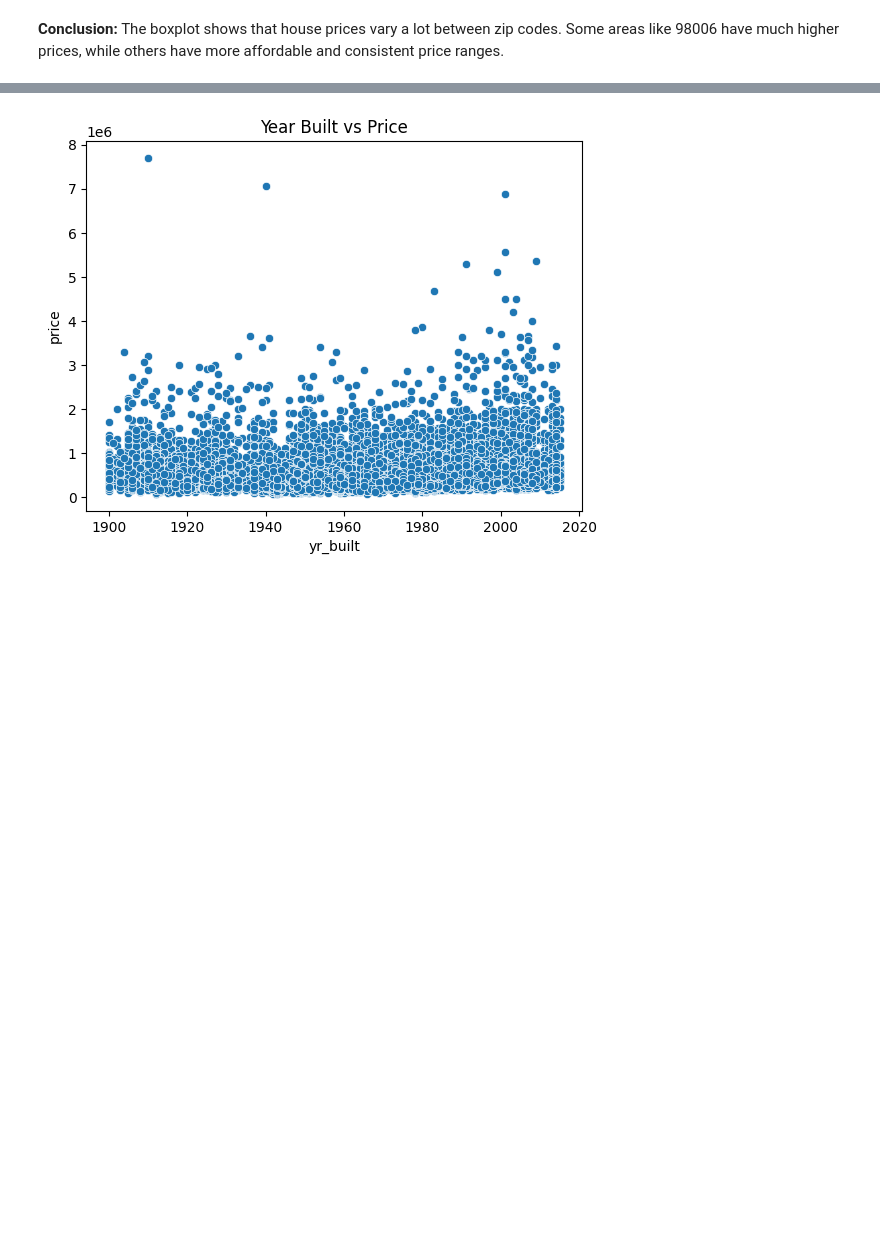
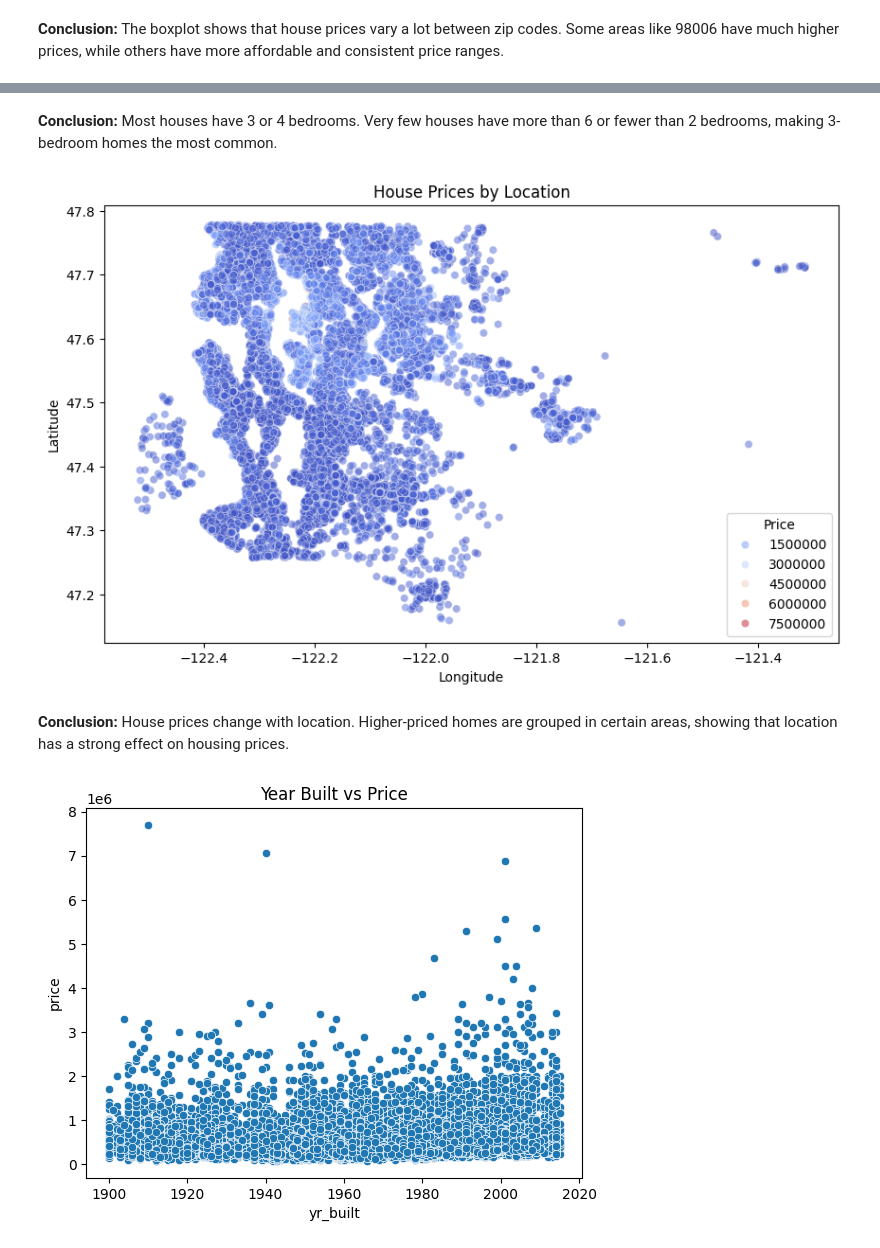
Before and after one commit to SrijaG29/House_price_prediction, a Jupyter notebook: House_price_prediction.ipynb, the cells around one changed output, grey strips where cells are left out. Saved outputs shown, nothing was run; the diff lists cells and outputs as text; code cells hidden in the pictures; blank space fills up the shorter version.

```diff
--- a/House_price_prediction.ipynb
+++ b/House_price_prediction.ipynb
@@ -276,3 +285,19 @@ plt.show()
+# %% [markdown]
+**Conclusion:**
+Most houses have 3 or 4 bedrooms. Very few houses have more than 6 or fewer than 2 bedrooms, making 3-bedroom homes the most common.
+# %%
+plt.figure(figsize=(10, 6))
+sns.scatterplot(data=house_price_df, x='long', y='lat', hue='price', palette='coolwarm', alpha=0.5)
+plt.title("House Prices by Location")
+plt.xlabel("Longitude")
+plt.ylabel("Latitude")
+plt.legend(title='Price')
+plt.show()
+# %% [output]
+[figure, added]
+# %% [markdown]
+**Conclusion:**
+House prices change with location. Higher-priced homes are grouped in certain areas, showing that location has a strong effect on housing prices.
 # %%
 sns.scatterplot(x='yr_built', y='price', data=house_price_df)
 plt.title("Year Built vs Price")
```
Also changed, not shown: parts of 4 cells of this notebook.
